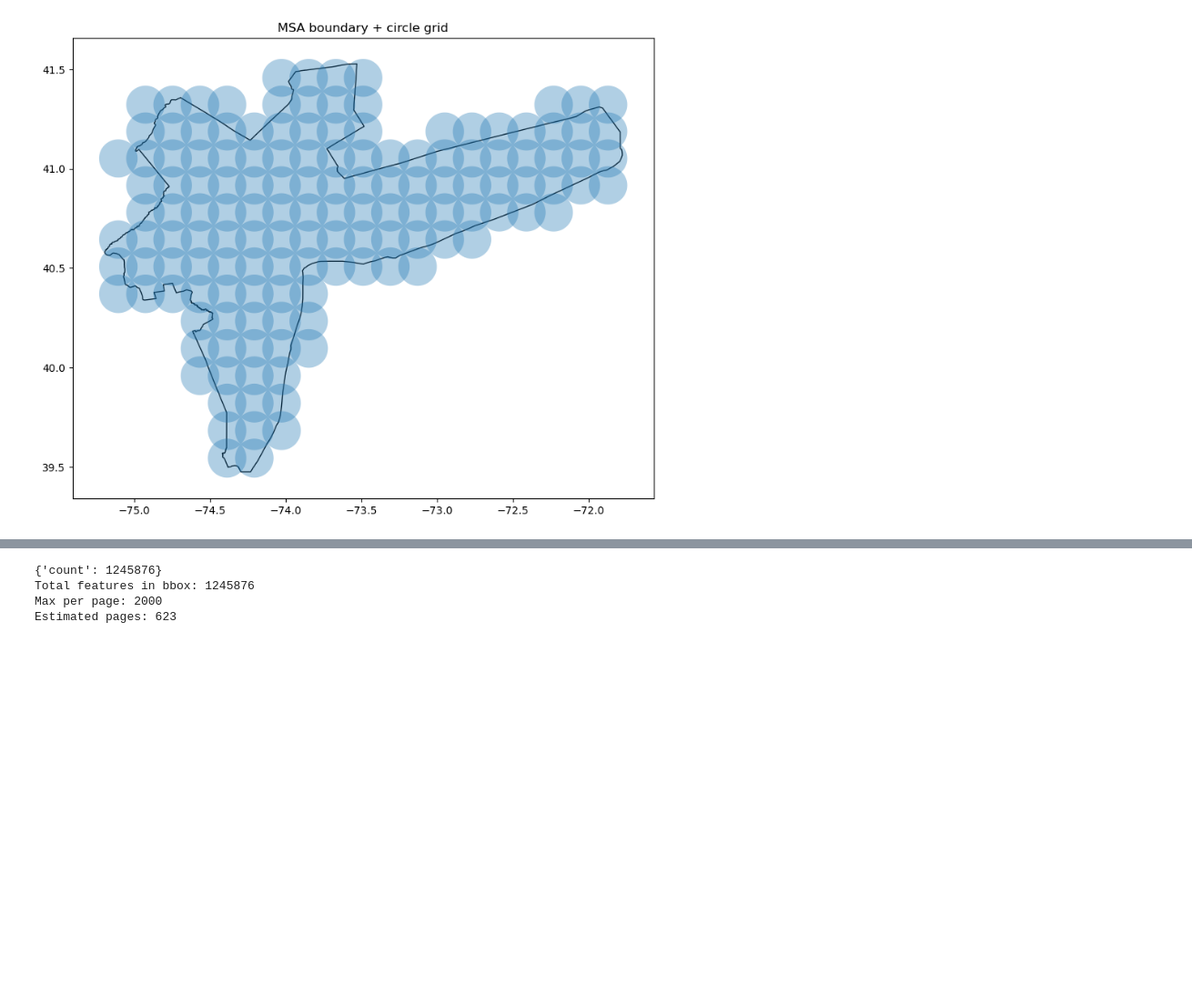
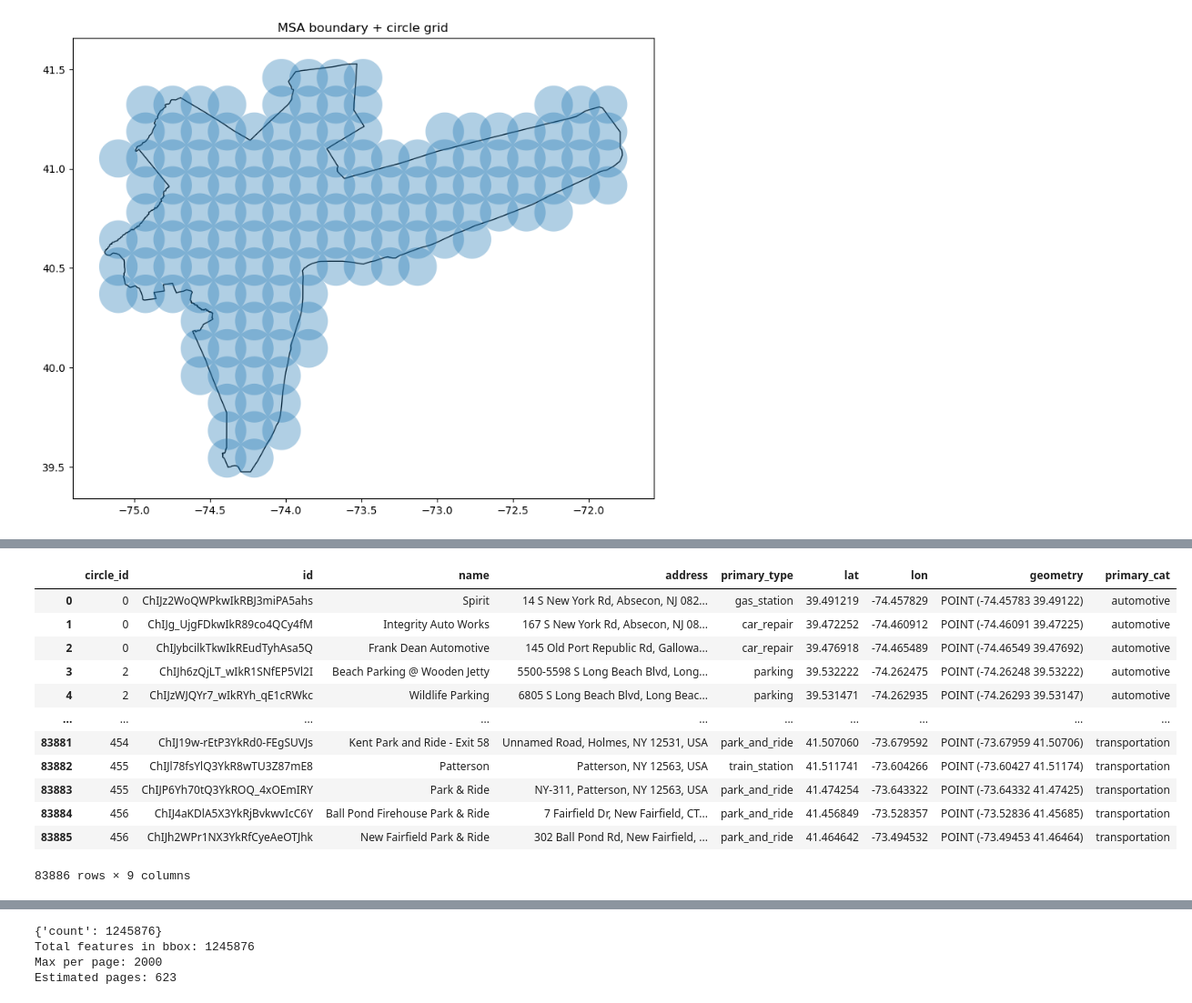
Before and after one commit to HOUPU1993/POI-study, a Jupyter notebook: POI_study.ipynb, the cells around one changed output, grey strips where cells are left out. Shown at 91% size. Cells and saved outputs as stored; diff of their text form; code cells hidden in the pictures; blank space fills up the shorter version.

```diff
--- a/POI_study.ipynb
+++ b/POI_study.ipynb
@@ -2959,0 +3198,15 @@ plt.show()
+# %%
+min_lon, max_lon = -75.195498, -71.777492
+min_lat, max_lat = 39.475206, 41.527202
+token = read_token("/Users/houpuli/Redlining Lab Dropbox/HOUPU LI/googleplace_token.json")
+R = 5000  # meters
+
+circles = circle_center(
+    min_lon=min_lon,
+    max_lon=max_lon,
+    min_lat=min_lat,
+    max_lat=max_lat,
+    R=R,
+    base=msa_ny
+)
+circles
@@ -2959,0 +4145,44 @@ plt.show()
+# %%
+datasets = {
+    "automotive": google_automotive_5000,
+    "business": google_business_5000,
+    "culture": google_culture_5000,
+    "education": google_education_5000,
+    "entertainment": google_entertainment_5000,
+    "facilities": google_facilities_5000,
+    "finance": google_finance_5000,
+    "food": google_food1_5000,
+    "food": google_food2_5000,
+    "government": google_government_5000,
+    "health": google_health_5000,
+    "nature": google_nature_5000,
+    "worship": google_places_worship_5000,
+    "services": google_services_5000,
+    "shop": google_shop_5000,
+    "sport": google_sport_5000,
+    "transportation": google_transportation_5000,
+}
+
+# Add primary_cat to each GeoDataFrame
+for cat, gdf in datasets.items():
+    gdf["primary_cat"] = cat
+
+google_placescat_5000 = gpd.GeoDataFrame(
+    pd.concat(list(datasets.values()), ignore_index=True),
+    crs=google_automotive_5000.crs
+)
+google_placescat_5000
+# %% [output]
+|  | circle_id | id | name | address | primary_type | lat | lon | geometry | primary_cat |
+| 0 | 0 | ChIJz2WoQWPkwIkRBJ3miPA5ahs | Spirit | 14 S New York Rd, Absecon, NJ 082... | gas_station | 39.491219 | -74.457829 | POINT (-74.45783 39.49122) | automotive |
+| 1 | 0 | ChIJg_UjgFDkwIkR89co4QCy4fM | Integrity Auto Works | 167 S New York Rd, Absecon, NJ 08... | car_repair | 39.472252 | -74.460912 | POINT (-74.46091 39.47225) | automotive |
+| 2 | 0 | ChIJybcilkTkwIkREudTyhAsa5Q | Frank Dean Automotive | 145 Old Port Republic Rd, Gallowa... | car_repair | 39.476918 | -74.465489 | POINT (-74.46549 39.47692) | automotive |
+| 3 | 2 | ChIJh6zQjLT_wIkR1SNfEP5Vl2I | Beach Parking @ Wooden Jetty | 5500-5598 S Long Beach Blvd, Long... | parking | 39.532222 | -74.262475 | POINT (-74.26248 39.53222) | automotive |
+| 4 | 2 | ChIJzWJQYr7_wIkRYh_qE1cRWkc | Wildlife Parking | 6805 S Long Beach Blvd, Long Beac... | parking | 39.531471 | -74.262935 | POINT (-74.26293 39.53147) | automotive |
+| ... | ... | ... | ... | ... | ... | ... | ... | ... | ... |
+| 83881 | 454 | ChIJ19w-rEtP3YkRd0-FEgSUVJs | Kent Park and Ride - Exit 58 | Unnamed Road, Holmes, NY 12531, USA | park_and_ride | 41.507060 | -73.679592 | POINT (-73.67959 41.50706) | transportation |
+| 83882 | 455 | ChIJl78fsYlQ3YkR8wTU3Z87mE8 | Patterson | Patterson, NY 12563, USA | train_station | 41.511741 | -73.604266 | POINT (-73.60427 41.51174) | transportation |
+| 83883 | 455 | ChIJP6Yh70tQ3YkROQ_4xOEmIRY | Park & Ride | NY-311, Patterson, NY 12563, USA | park_and_ride | 41.474254 | -73.643322 | POINT (-73.64332 41.47425) | transportation |
+| 83884 | 456 | ChIJ4aKDlA5X3YkRjBvkwvIcC6Y | Ball Pond Firehouse Park & Ride | 7 Fairfield Dr, New Fairfield, CT... | park_and_ride | 41.456849 | -73.528357 | POINT (-73.52836 41.45685) | transportation |
+| 83885 | 456 | ChIJh2WPr1NX3YkRfCyeAeOTJhk | New Fairfield Park & Ride | 302 Ball Pond Rd, New Fairfield, ... | park_and_ride | 41.464642 | -73.494532 | POINT (-73.49453 41.46464) | transportation |
+83886 rows × 9 columns
```
Also changed, not shown: parts of 44 cells of this notebook.
